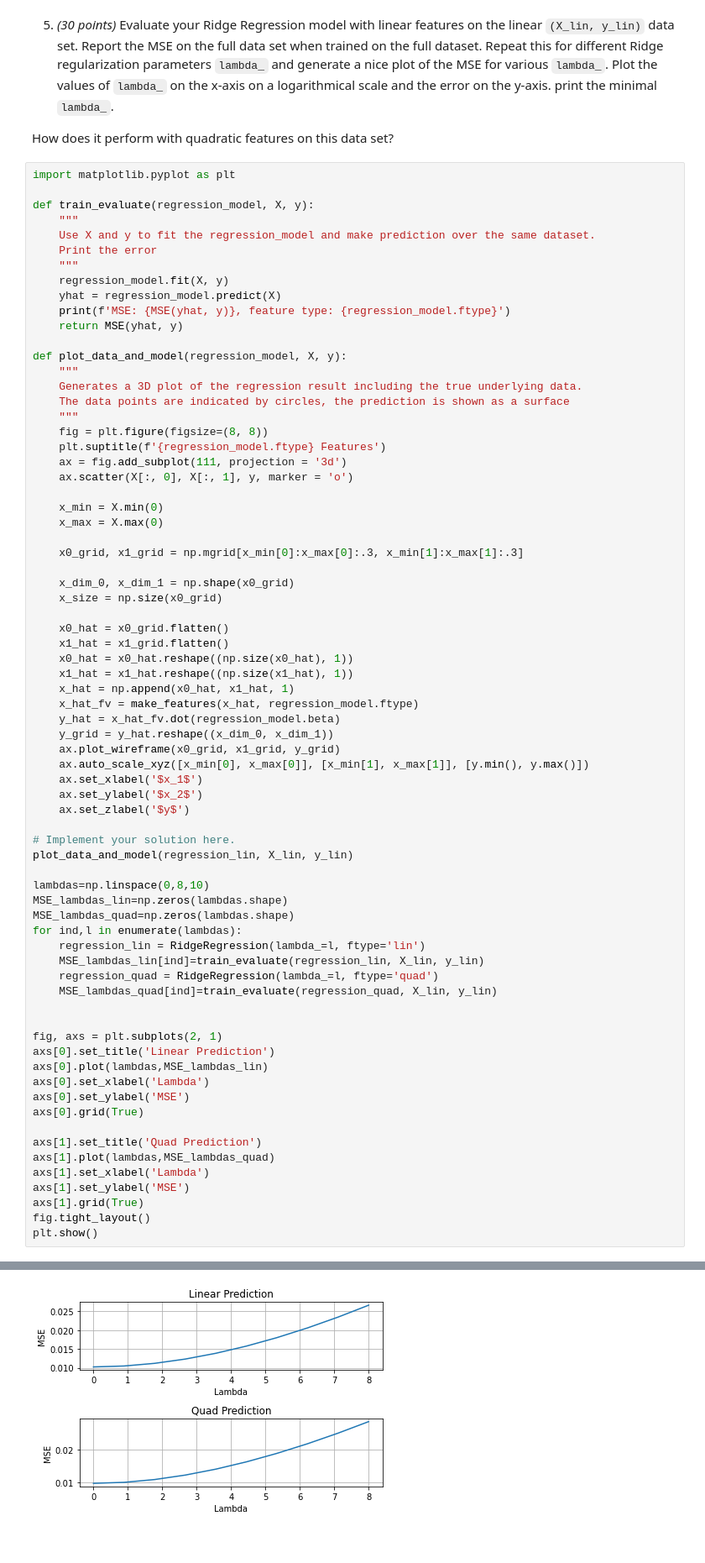
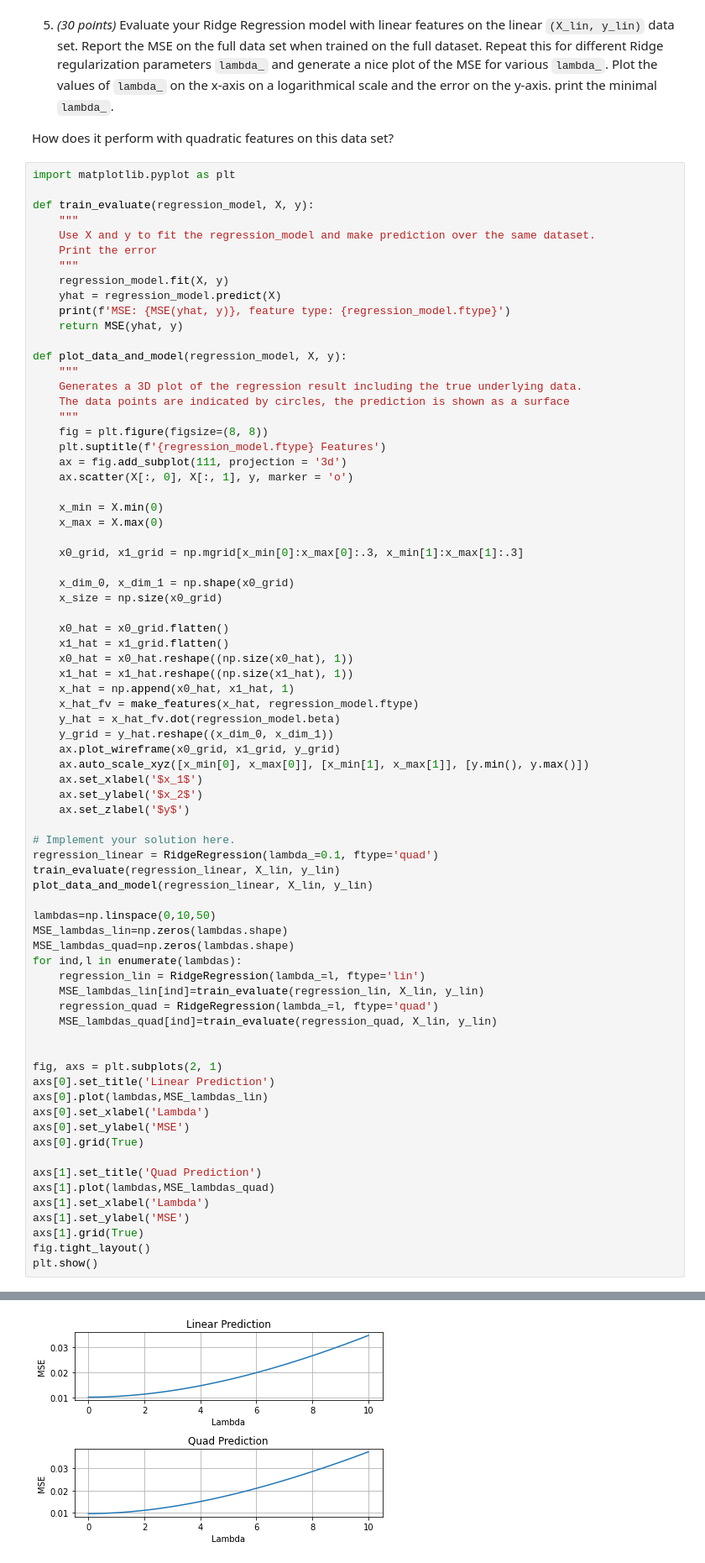
Before and after one commit to Abdul6498/Machine_Learning-master, a Jupyter notebook: Assignment_3/assignment3.ipynb, the cells around one changed output, grey strips where cells are left out. Shown at 84% size. Drawn from its saved outputs; the diff is of its cells as text.

```diff
--- a/Assignment_3/assignment3.ipynb
+++ b/Assignment_3/assignment3.ipynb
@@ -194,9 +194,11 @@ def plot_data_and_model(regression_model, X, y):
     ax.set_zlabel('$y$')
 
 # Implement your solution here.
-plot_data_and_model(regression_lin, X_lin, y_lin)
+regression_linear = RidgeRegression(lambda_=0.1, ftype='quad')
+train_evaluate(regression_linear, X_lin, y_lin)
+plot_data_and_model(regression_linear, X_lin, y_lin)
 
-lambdas=np.linspace(0,8,10)
+lambdas=np.linspace(0,10,50)
 MSE_lambdas_lin=np.zeros(lambdas.shape)
 MSE_lambdas_quad=np.zeros(lambdas.shape)
 for ind,l in enumerate(lambdas):
@@ -245,4 +244,4 @@ MSE: 0.028475956502715567, feature type: quad
-[figure, old version]
+[figure, new version]
 # %% [markdown]
 6) *(5 points)* Evaluate the quadratic dataset `(X_quad, y_quad)` for different values of `lambda_`. Report the MSE on the full data set when trained on the partial dataset `(X_quad_train, y_quad_train)`. Repeat this for different Ridge regularization parameters `lambda_` and generate a nice plot of the MSE for various `lambda_`. Plot the values of `lambda_` on the x-axis on a logarithmical scale and the error on the y-axis. print the minimal `lambda_`.
 
```
Also changed, not shown: parts of 1 cell of this notebook.
